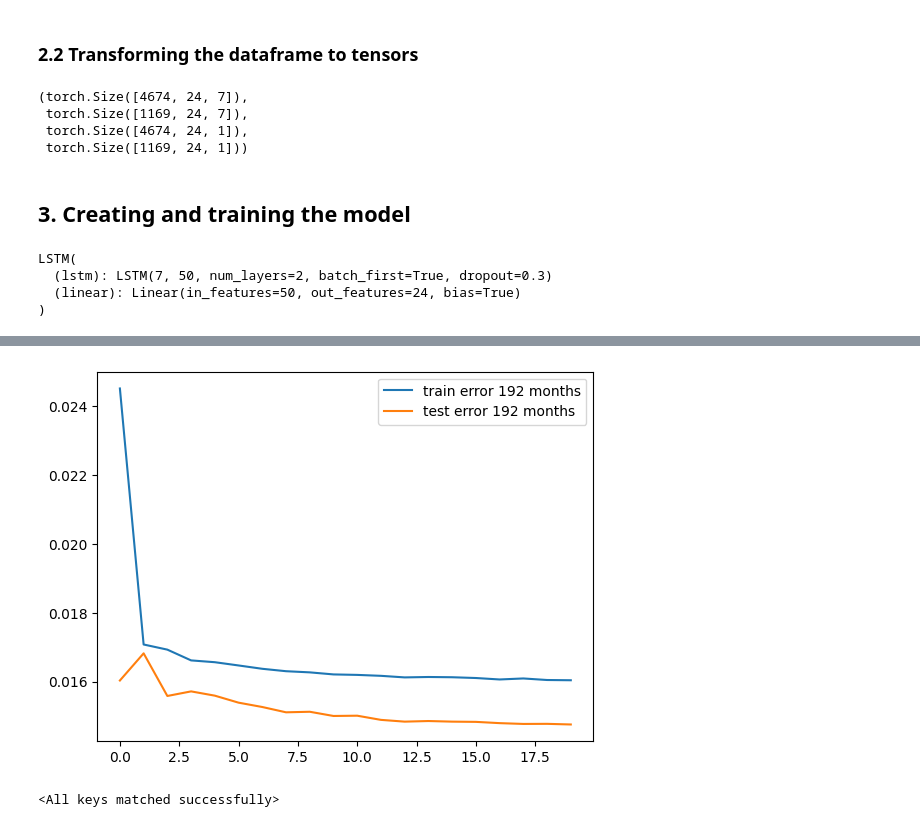
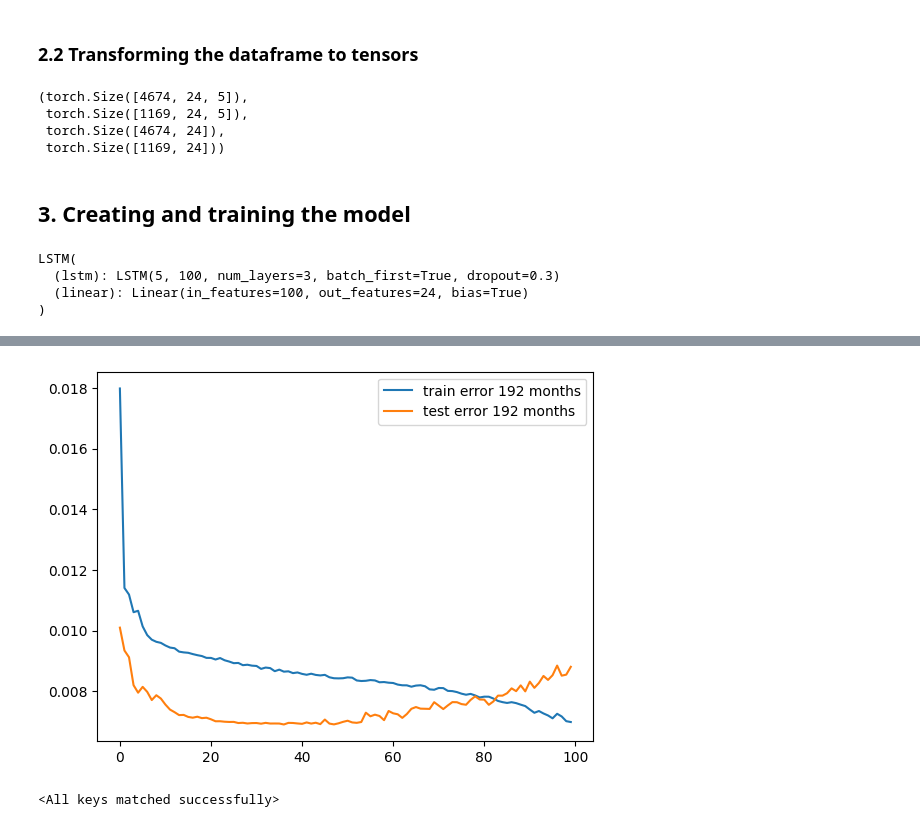
Before and after one commit to Joris-Dprtr/SolNet, a Jupyter notebook: notebooks/example_run.ipynb, the cells around one changed output, grey strips where cells are left out. Drawn from its saved outputs; the diff is of its cells as text; code cells hidden in the pictures.

```diff
--- a/notebooks/example_run.ipynb
+++ b/notebooks/example_run.ipynb
@@ -59,3 +86,7 @@ Figure 2: Using cyclical features
+# %%
+dataset[0] = dataset[0].rename(columns={'P': 'PV_power'})
+# %%
+dataset = dataset[0]
 # %%
 # Show the featurized dataset
 dataset[0].head()
@@ -70,35 +101,19 @@ dataset[0].head()
 # %% [markdown]
 ### 2.2 Transforming the dataframe to tensors
-# %%
-# Import the tensorisation class to transform the data into tensors for use in pytorch models
-from src.tensors.tensorisation import Tensorisation
-import torch
-
-# Get the list of features
-features = list(dataset[0].columns)
-lags = 24
-forecast_period = 24
-
-# Get the tensors
-X_train_tot = torch.empty(0, dtype=torch.float32)
-X_test_tot = torch.empty(0, dtype=torch.float32)
-y_train_tot = torch.empty(0, dtype=torch.float32)
-y_test_tot = torch.empty(0, dtype=torch.float32)
-
-for i in range(len(dataset)):
-    tensors = Tensorisation(dataset[i], 'P', features, lags, forecast_period)
-    X_train, X_test, y_train, y_test = tensors.tensor_creation()
-    X_train_tot = torch.concat([X_train_tot, X_train])
-    X_test_tot = torch.concat([X_test_tot, X_test])
-    y_train_tot = torch.concat([y_train_tot, y_train])
-    y_test_tot = torch.concat([y_test_tot, y_test])
-
-X_train_tot.shape, X_test_tot.shape, y_train_tot.shape, y_test_tot.shape
-# %% [output]
-(torch.Size([4674, 24, 7]),
- torch.Size([1169, 24, 7]),
- torch.Size([4674, 24, 1]),
- torch.Size([1169, 24, 1]))
+# %%
+from src.tensors.tensorisation import Tensors
+import torch
+
+src_tensors = Tensors(dataset, 'PV_power', past_features=['PV_power'] , future_features=weather_vars,
+                      lags=24, forecast_period=24, gap=0, forecast_gap=0)
+
+X_train, X_test, y_train, y_test = src_tensors.create_tensor()
+X_train.shape, X_test.shape, y_train.shape, y_test.shape
+# %% [output]
+(torch.Size([4674, 24, 5]),
+ torch.Size([1169, 24, 5]),
+ torch.Size([4674, 24]),
+ torch.Size([1169, 24]))
 # %% [markdown]
 ## 3. Creating and training the model
 # %%
@@ -106,28 +121,29 @@ X_train_tot.shape, X_test_tot.shape, y_train_tot.shape, y_test_tot.shape
 from src.models.lstm import LSTM
 
 # Set the parameters for the lstm
-input_size = len(features)
-hidden_size = 50
-num_layers = 2
+input_size = len(['PV_power'] + weather_vars)
+hidden_size = 100
+num_layers = 3
 dropout = 0.3
+forecast_period = 24
 device = torch.device("cuda" if torch.cuda.is_available() else "cpu")
 
 my_lstm = LSTM(input_size,hidden_size,num_layers, forecast_period, dropout).to(device)
 my_lstm
 # %% [output]
 LSTM(
-  (lstm): LSTM(7, 50, num_layers=2, batch_first=True, dropout=0.3)
-  (linear): Linear(in_features=50, out_features=24, bias=True)
+  (lstm): LSTM(5, 100, num_layers=3, batch_first=True, dropout=0.3)
+  (linear): Linear(in_features=100, out_features=24, bias=True)
 )
 # %%
 # Import the training class to train the model
 from src.models.training import Training
 
 # Set the training parameters
-epochs = 20
+epochs = 100
 
 # Initialize the trainer
-training = Training(my_lstm, X_train_tot, y_train_tot, X_test_tot, y_test_tot, epochs)
+training = Training(my_lstm, X_train, y_train, X_test, y_test, epochs)
 
 # Train the model and return the trained parameters and the best iteration
 state_dict_list, best_epoch = training.fit()
@@ -140,4 +168,4 @@ Best Epoch: 19
-[figure, old version]
+[figure, new version]
 # %%
 # Load the state dictionary of the best performing model
 
```
Also changed, not shown: parts of 13 cells of this notebook, 2 other files.
